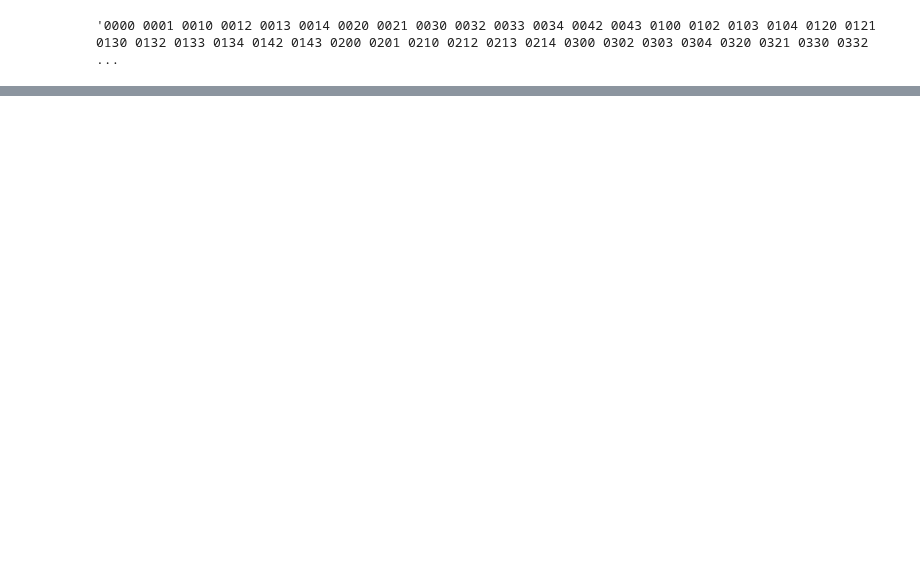
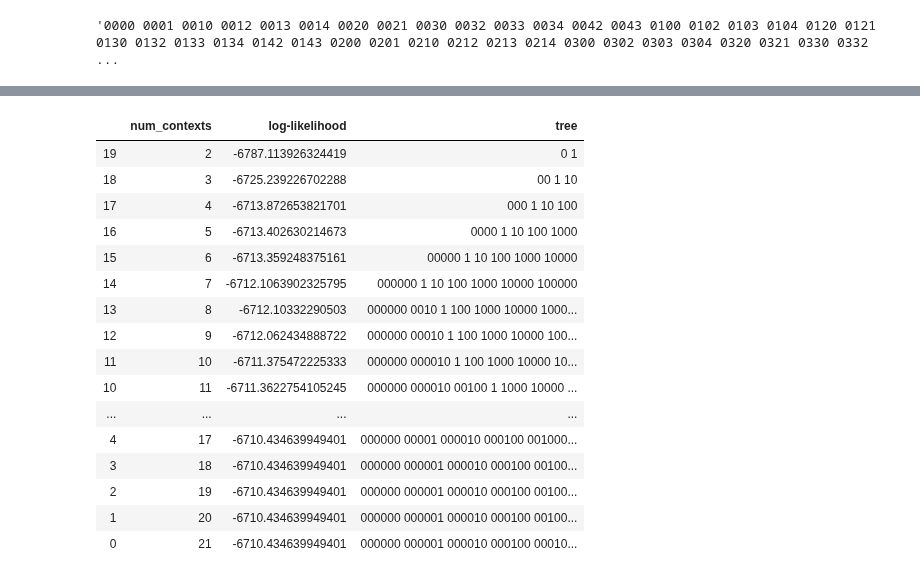
Before and after one commit to neuromat/smallest_maximizer_criterion, a Jupyter notebook: examples/notebooks/Linguistic Case Study.ipynb, the cells around one changed output, grey strips where cells are left out. Drawn from its saved outputs; the diff is of its cells as text; code cells hidden in the pictures; blank space fills up the shorter version.

```diff
--- a/examples/notebooks/Linguistic Case Study.ipynb
+++ b/examples/notebooks/Linguistic Case Study.ipynb
@@ -165,8 +178,10 @@ g4l.display.draw_tree(t)
 [drawing not drawn]
 # %%
 from g4l.models.builders.tree_builder import ContextTreeBuilder
-#s = '000000 000010 000100 1 1000 10000 100000 100010 10010 100100 1010 10100'
-s = '000000 000010 000100 01010 1 1000 10000 100000 100010 10010 100100 10100'
+s = '000000 000001 000010 000100 001000 001001 00101 001010 10000 100000 100001 10001 100010 10010 100100 10100 101000 101001 10101 101010'
+s = '000000 000001 000010 000100 001000 001001 001010 0101 10000 100000 100001 10001 100010 10010 100100 10100 101000 101001 101010'
+#s = '000000 000001 000010 000100 001000 001001 001010 0101 10000 100000 100001 10001 100010 10010 100100 10100 101000 101001 101010'
+#s = '000000 000001 000010 000100 001000 001001 001010 10000 100000 100001 10001 100010 10010 100100 101 10100 101000 101001 101010'
 
 s = s.split(' ')
 b = ContextTreeBuilder(['0', '1'])
@@ -175,3 +190,35 @@ t = b.build()
 g4l.display.draw_tree(t)
 # %% [output]
 [drawing not drawn]
+# %%
+filename = "/home/arthur/Documents/Neuromat/projects/SMC/arquivo/data/model1_20000.csv"
+
+f_5k = [x.replace(',', '') for x in open(filename).read().split('\n')]
+X = Sample(None, [0, 1], data=f_5k[0])
+#initial_tree = ContextTree.init_from_sample(X, max_depth=6)
+p = Prune(6).fit(X)
+# %%
+prune_results = np.array([[t.num_contexts(), t.log_likelihood(), t.to_str()] for t in p.context_trees]).T
+# Tree generation summary for pruning method
+prune_summary = pd.DataFrame(prune_results.T, columns=['num_contexts', 'log-likelihood', 'tree'])
+prune_summary['num_contexts'] = prune_summary['num_contexts'].astype(int)
+prune_summary = prune_summary.sort_values(['num_contexts'])
+prune_summary
+# %% [output]
+|  | num_contexts | log-likelihood | tree |
+| 19 | 2 | -6787.113926324419 | 0 1 |
+| 18 | 3 | -6725.239226702288 | 00 1 10 |
+| 17 | 4 | -6713.872653821701 | 000 1 10 100 |
+| 16 | 5 | -6713.402630214673 | 0000 1 10 100 1000 |
+| 15 | 6 | -6713.359248375161 | 00000 1 10 100 1000 10000 |
+| 14 | 7 | -6712.1063902325795 | 000000 1 10 100 1000 10000 100000 |
+| 13 | 8 | -6712.10332290503 | 000000 0010 1 100 1000 10000 1000... |
+| 12 | 9 | -6712.062434888722 | 000000 00010 1 100 1000 10000 100... |
+| 11 | 10 | -6711.375472225333 | 000000 000010 1 100 1000 10000 10... |
+| 10 | 11 | -6711.3622754105245 | 000000 000010 00100 1 1000 10000 ... |
+| ... | ... | ... | ... |
+| 4 | 17 | -6710.434639949401 | 000000 00001 000010 000100 001000... |
+| 3 | 18 | -6710.434639949401 | 000000 000001 000010 000100 00100... |
+| 2 | 19 | -6710.434639949401 | 000000 000001 000010 000100 00100... |
+| 1 | 20 | -6710.434639949401 | 000000 000001 000010 000100 00100... |
+| 0 | 21 | -6710.434639949401 | 000000 000001 000010 000100 00010... |
```
Also changed, not shown: parts of 9 cells of this notebook, 17 other files.
